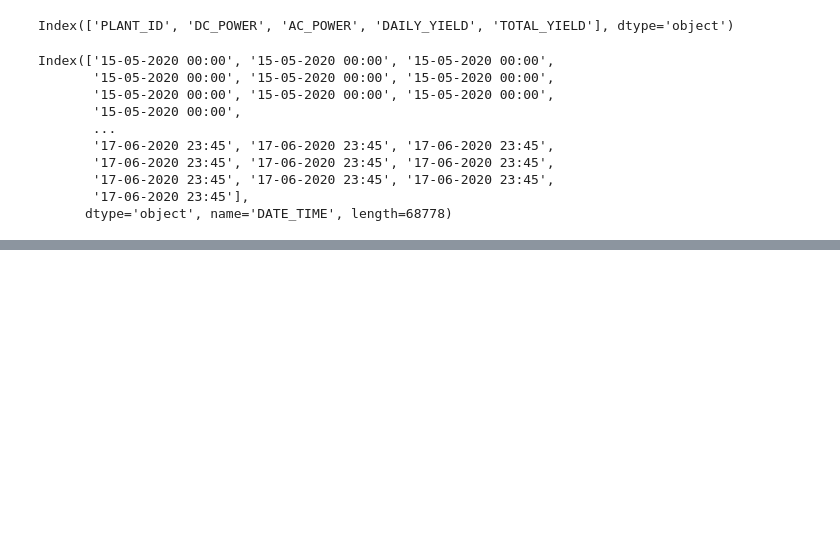
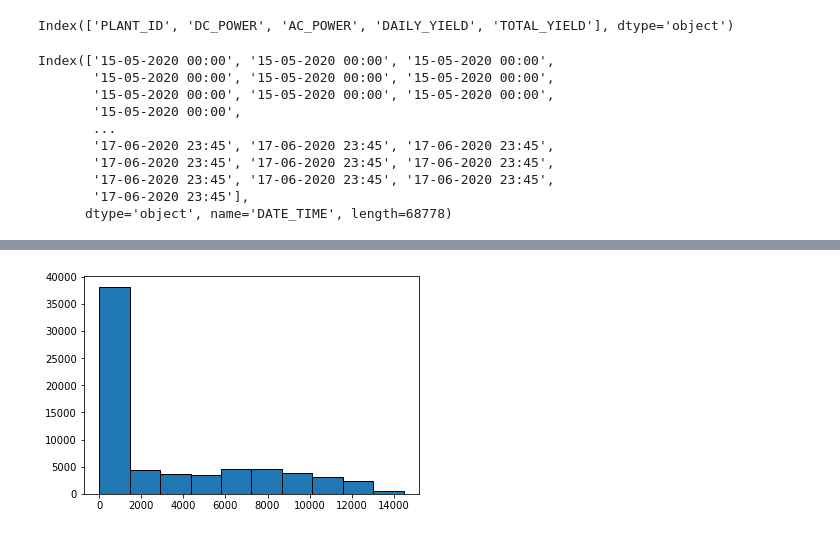
Before and after one commit to BurtonBarnes/solar, a Jupyter notebook: explore.ipynb, the cells around one changed output, grey strips where cells are left out. Saved outputs shown, nothing was run; the diff lists cells and outputs as text; code cells hidden in the pictures; blank space fills up the shorter version.

```diff
--- a/explore.ipynb
+++ b/explore.ipynb
@@ -155,0 +166,5 @@ Index(['15-05-2020 00:00', '15-05-2020 00:00', '15-05-2020 00:00',
+# %%
+plt.hist(data=df, x='DC_POWER', edgecolor='black')
+plt.show()
+# %% [output]
+[figure, added]
```
Also changed, not shown: parts of 3 cells of this notebook.
